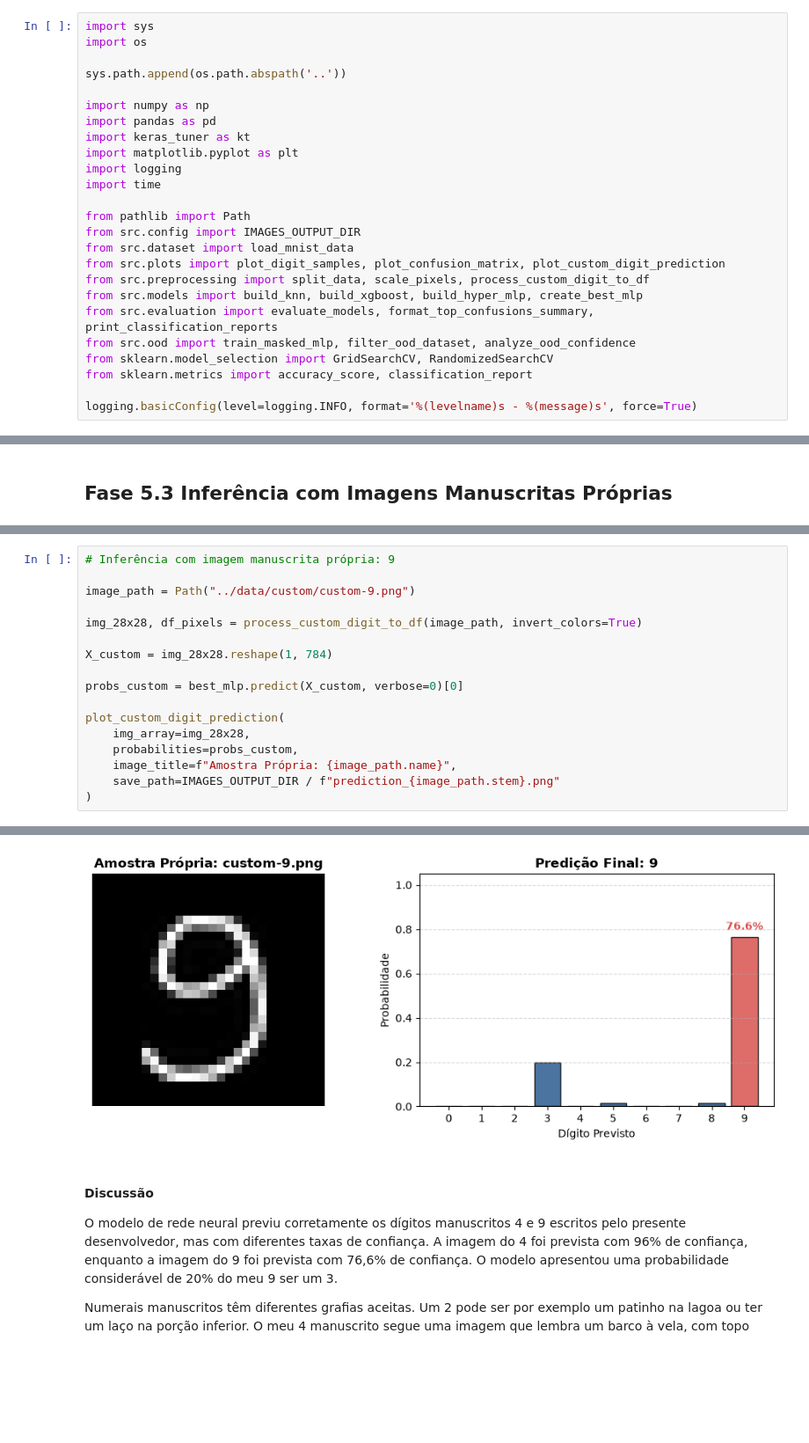
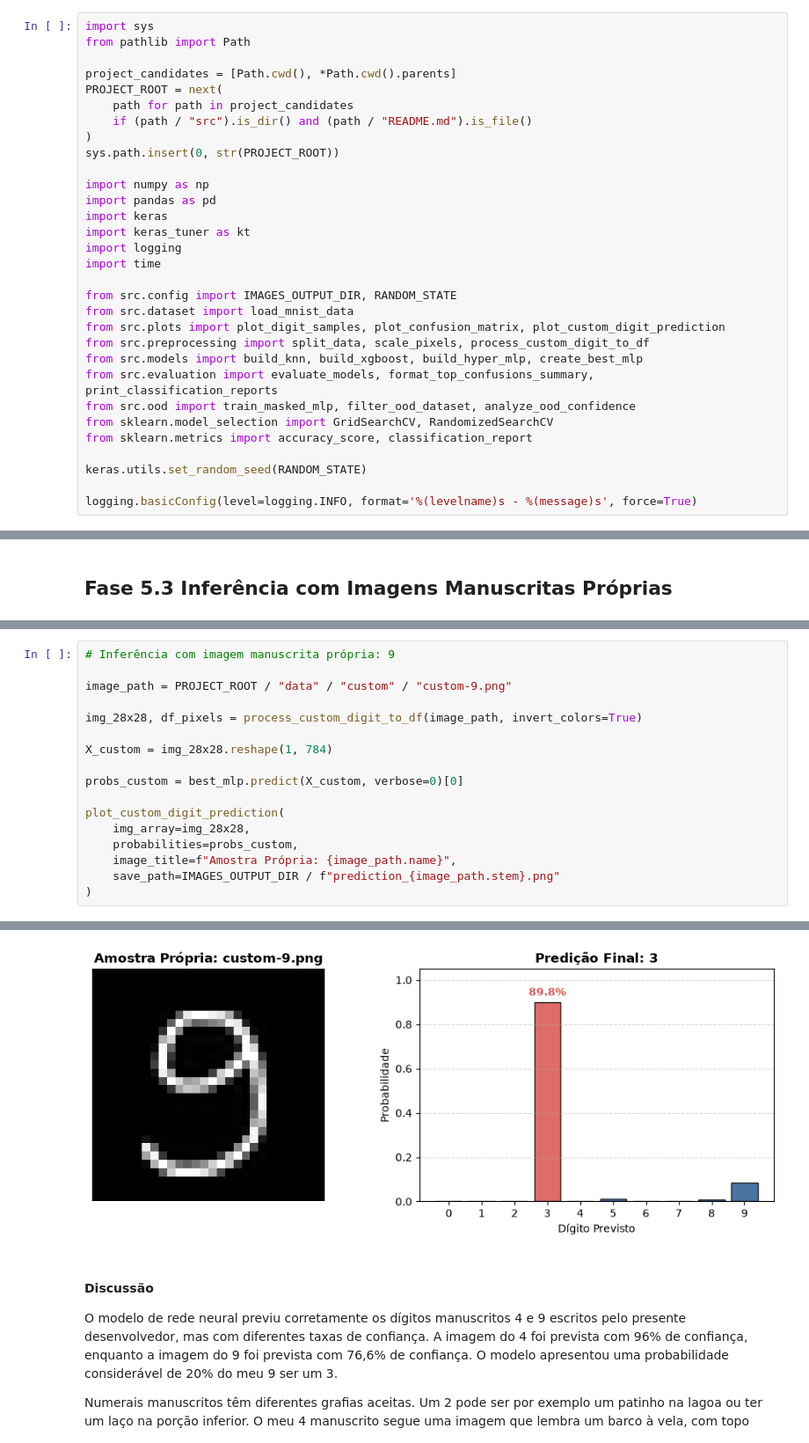
Before and after one commit to FelipeQue/mnist-digit-recognition, a Jupyter notebook: notebooks/cernere.ipynb, the cells around one changed output, grey strips where cells are left out. Shown at 88% size. Drawn from its saved outputs; the diff is of its cells as text; blank space fills up the shorter version.

Commit message:
add keras.utils.set_random_seed(RANDOM_STATE) and seed=RANDOM_STATE to Keras Tuner in cernere.ipynb and rerun notebook

```diff
--- a/notebooks/cernere.ipynb
+++ b/notebooks/cernere.ipynb
@@ -21,18 +18,22 @@ The autoreload extension is already loaded. To reload it, use:
 # %%
 import sys
-import os
+from pathlib import Path
 
-sys.path.append(os.path.abspath('..'))
+project_candidates = [Path.cwd(), *Path.cwd().parents]
+PROJECT_ROOT = next(
+    path for path in project_candidates
+    if (path / "src").is_dir() and (path / "README.md").is_file()
+)
+sys.path.insert(0, str(PROJECT_ROOT))
 
 import numpy as np
 import pandas as pd
+import keras
 import keras_tuner as kt
-import matplotlib.pyplot as plt
 import logging
 import time
 
-from pathlib import Path
-from src.config import IMAGES_OUTPUT_DIR
+from src.config import IMAGES_OUTPUT_DIR, RANDOM_STATE
 from src.dataset import load_mnist_data
 from src.plots import plot_digit_samples, plot_confusion_matrix, plot_custom_digit_prediction
 from src.preprocessing import split_data, scale_pixels, process_custom_digit_to_df
@@ -42,6 +43,8 @@ from src.ood import train_masked_mlp, filter_ood_dataset, analyze_ood_confidence
 from sklearn.model_selection import GridSearchCV, RandomizedSearchCV
 from sklearn.metrics import accuracy_score, classification_report
 
+keras.utils.set_random_seed(RANDOM_STATE)
+
 logging.basicConfig(level=logging.INFO, format='%(levelname)s - %(message)s', force=True)
 # %% [markdown]
 ## Fase 1: Carregamento e Análise Exploratória de Imagens (EDA)
@@ -606,23 +610,23 @@ INFO - Imagem custom-4.png processada com sucesso.
 # %%
 # Inferência com imagem manuscrita própria: 9
 
-image_path = Path("../data/custom/custom-9.png")
+image_path = PROJECT_ROOT / "data" / "custom" / "custom-9.png"
 
 img_28x28, df_pixels = process_custom_digit_to_df(image_path, invert_colors=True)
 
 X_custom = img_28x28.reshape(1, 784)
 
 probs_custom = best_mlp.predict(X_custom, verbose=0)[0]
 
 plot_custom_digit_prediction(
     img_array=img_28x28,
     probabilities=probs_custom,
     image_title=f"Amostra Própria: {image_path.name}",
     save_path=IMAGES_OUTPUT_DIR / f"prediction_{image_path.stem}.png"
 )
 # %% [output]
 INFO - Imagem custom-9.png processada com sucesso.
-[figure, old version]
+[figure, new version]
 # %% [markdown]
 #### Discussão
 
```
Also changed, not shown: parts of 10 cells of this notebook.
